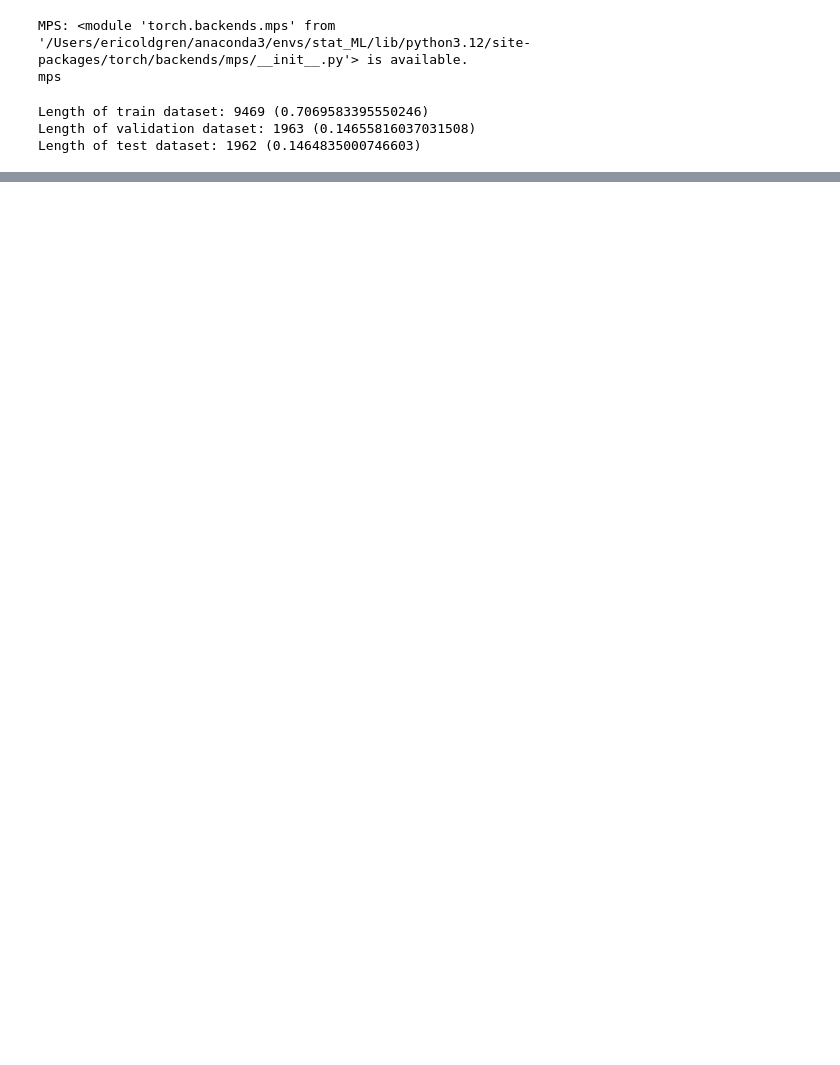
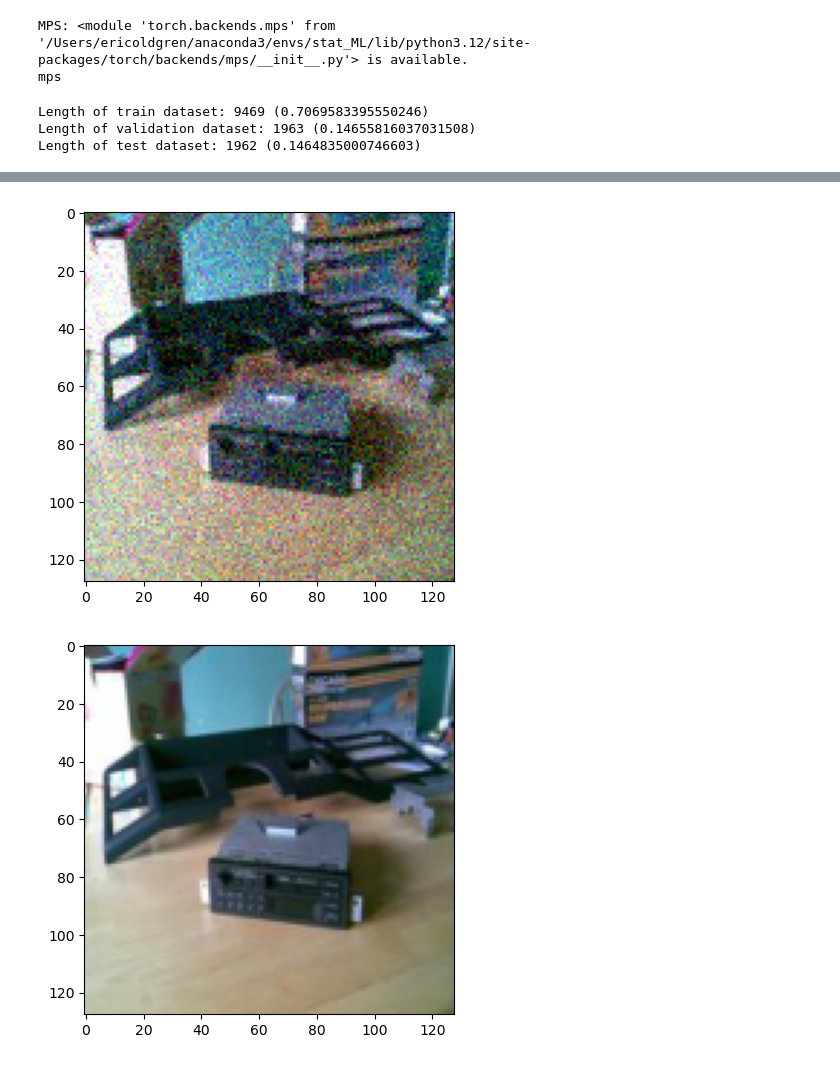
Before and after one commit to EricOldgren/MATH-412_Stat_ML, a Jupyter notebook: imageDenoising.ipynb, the cells around one changed output, grey strips where cells are left out. Drawn from its saved outputs; the diff is of its cells as text; code cells hidden in the pictures; blank space fills up the shorter version.

```diff
--- a/imageDenoising.ipynb
+++ b/imageDenoising.ipynb
@@ -384,3 +557,12 @@ Total Training Time: 7.08 min
+# %%
+for i, (f,g) in enumerate(test_loader):
+    plt.imshow(f[0].permute(1,2,0))
+    plt.figure()
+    plt.imshow(g[0].permute(1,2,0))
+    break
+# %% [output]
+[figure, added]
+[figure, added]
 # %%
 # plot_latent(model=model, test_loader=test_loader)
 plot_loss_curve(losses, val_losses)
```
Also changed, not shown: parts of 9 cells of this notebook.
